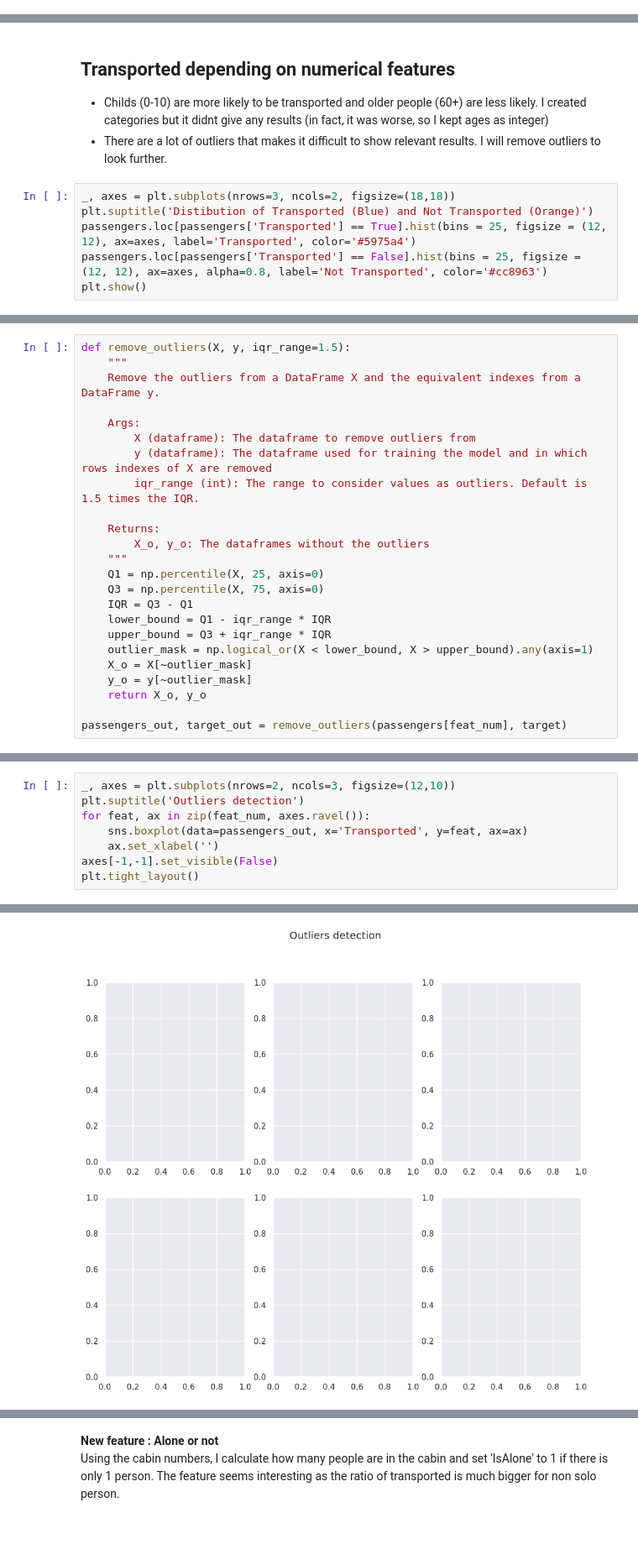
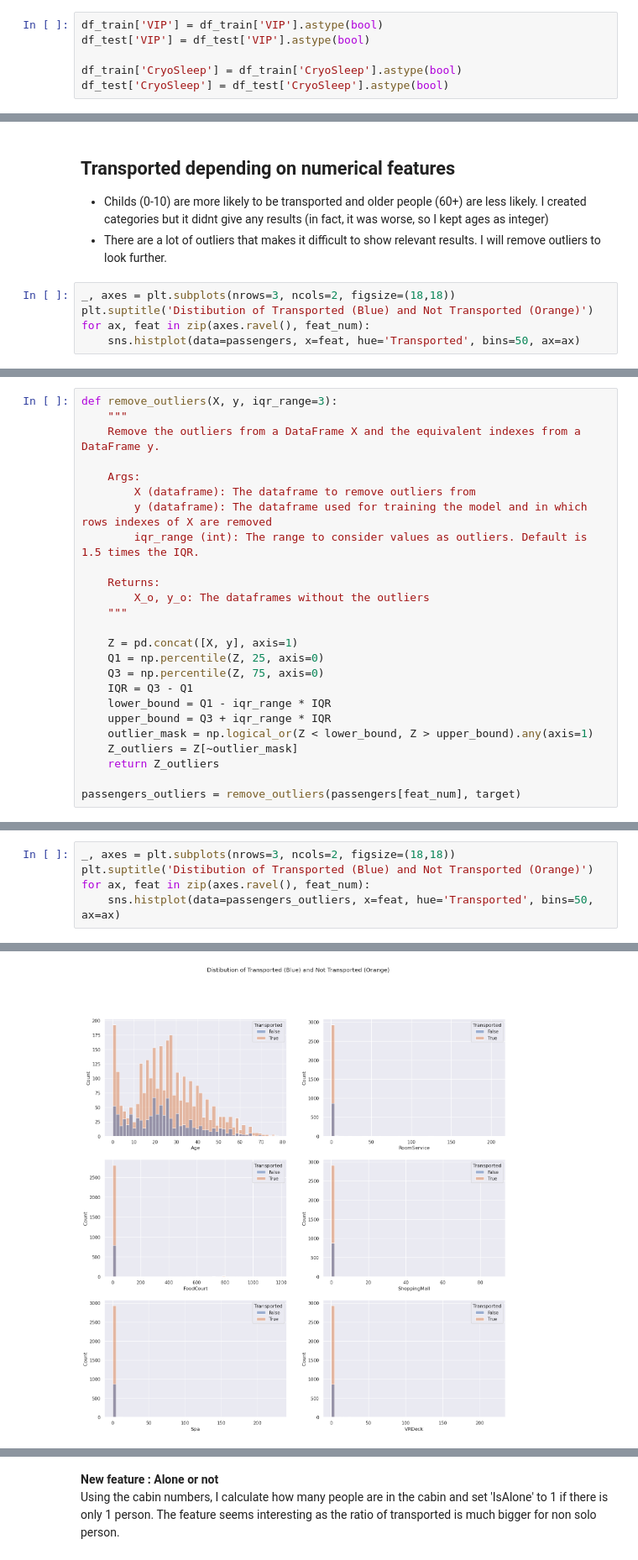
Before and after one commit to ValeryBonneau/space-titanic, a Jupyter notebook: spaceship-titanic.ipynb, the cells around one changed output, grey strips where cells are left out. Shown at 84% size. Cells and saved outputs as stored; diff of their text form; blank space fills up the shorter version.

```diff
--- a/spaceship-titanic.ipynb
+++ b/spaceship-titanic.ipynb
@@ -127,6 +137,12 @@ df_train.describe().T
 | ShoppingMall | 8485.0 | 173.729169 | 604.696458 | 0.0 | 0.0 | 0.0 | 27.0 | 23492.0 |
 | Spa | 8510.0 | 311.138778 | 1136.705535 | 0.0 | 0.0 | 0.0 | 59.0 | 22408.0 |
 | VRDeck | 8505.0 | 304.854791 | 1145.717189 | 0.0 | 0.0 | 0.0 | 46.0 | 24133.0 |
+# %%
+df_train['VIP'] = df_train['VIP'].astype(bool)
+df_test['VIP'] = df_test['VIP'].astype(bool)
+
+df_train['CryoSleep'] = df_train['CryoSleep'].astype(bool)
+df_test['CryoSleep'] = df_test['CryoSleep'].astype(bool)
 # %% [markdown]
 **Duplicates and Missing Values**
 # %%
@@ -171,7 +187,6 @@ feat_cat = ['PassengerId', 'HomePlanet', 'CryoSleep', 'Cabin', 'Destination', 'V
 # %%
 _, axes = plt.subplots(nrows=3, ncols=2, figsize=(18,18))
 plt.suptitle('Distibution of Transported (Blue) and Not Transported (Orange)')
-passengers.loc[passengers['Transported'] == True].hist(bins = 25, figsize = (12, 12), ax=axes, label='Transported', color='#5975a4')
-passengers.loc[passengers['Transported'] == False].hist(bins = 25, figsize = (12, 12), ax=axes, alpha=0.8, label='Not Transported', color='#cc8963')
-plt.show()
+for ax, feat in zip(axes.ravel(), feat_num):
+    sns.histplot(data=passengers, x=feat, hue='Transported', bins=50, ax=ax)
 # %% [output]
@@ -196,7 +211,7 @@ plt.tight_layout()
 # %% [output]
 [figure]
 # %%
-def remove_outliers(X, y, iqr_range=1.5):
+def remove_outliers(X, y, iqr_range=3):
     """
     Remove the outliers from a DataFrame X and the equivalent indexes from a DataFrame y.
 
@@ -208,14 +223,15 @@ def remove_outliers(X, y, iqr_range=1.5):
     Returns:
         X_o, y_o: The dataframes without the outliers
     """
-    Q1 = np.percentile(X, 25, axis=0)
-    Q3 = np.percentile(X, 75, axis=0)
+
+    Z = pd.concat([X, y], axis=1)
+    Q1 = np.percentile(Z, 25, axis=0)
+    Q3 = np.percentile(Z, 75, axis=0)
     IQR = Q3 - Q1
     lower_bound = Q1 - iqr_range * IQR
     upper_bound = Q3 + iqr_range * IQR
-    outlier_mask = np.logical_or(X < lower_bound, X > upper_bound).any(axis=1)
-    X_o = X[~outlier_mask]
-    y_o = y[~outlier_mask]
-    return X_o, y_o
+    outlier_mask = np.logical_or(Z < lower_bound, Z > upper_bound).any(axis=1)
+    Z_outliers = Z[~outlier_mask]
+    return Z_outliers
 
-passengers_out, target_out = remove_outliers(passengers[feat_num], target)
+passengers_outliers = remove_outliers(passengers[feat_num], target)
@@ -222,9 +241,6 @@ passengers_out, target_out = remove_outliers(passengers[feat_num], target)
 # %%
-_, axes = plt.subplots(nrows=2, ncols=3, figsize=(12,10))
-plt.suptitle('Outliers detection')
-for feat, ax in zip(feat_num, axes.ravel()):
-    sns.boxplot(data=passengers_out, x='Transported', y=feat, ax=ax)
-    ax.set_xlabel('')
-axes[-1,-1].set_visible(False)
-plt.tight_layout()
+_, axes = plt.subplots(nrows=3, ncols=2, figsize=(18,18))
+plt.suptitle('Distibution of Transported (Blue) and Not Transported (Orange)')
+for ax, feat in zip(axes.ravel(), feat_num):
+    sns.histplot(data=passengers_outliers, x=feat, hue='Transported', bins=50, ax=ax)
 # %% [output]
@@ -232 +247 @@ ValueError: Could not interpret input 'Transported'
-[figure, old version]
+[figure, new version]
```
Also changed, not shown: parts of 86 cells of this notebook.
